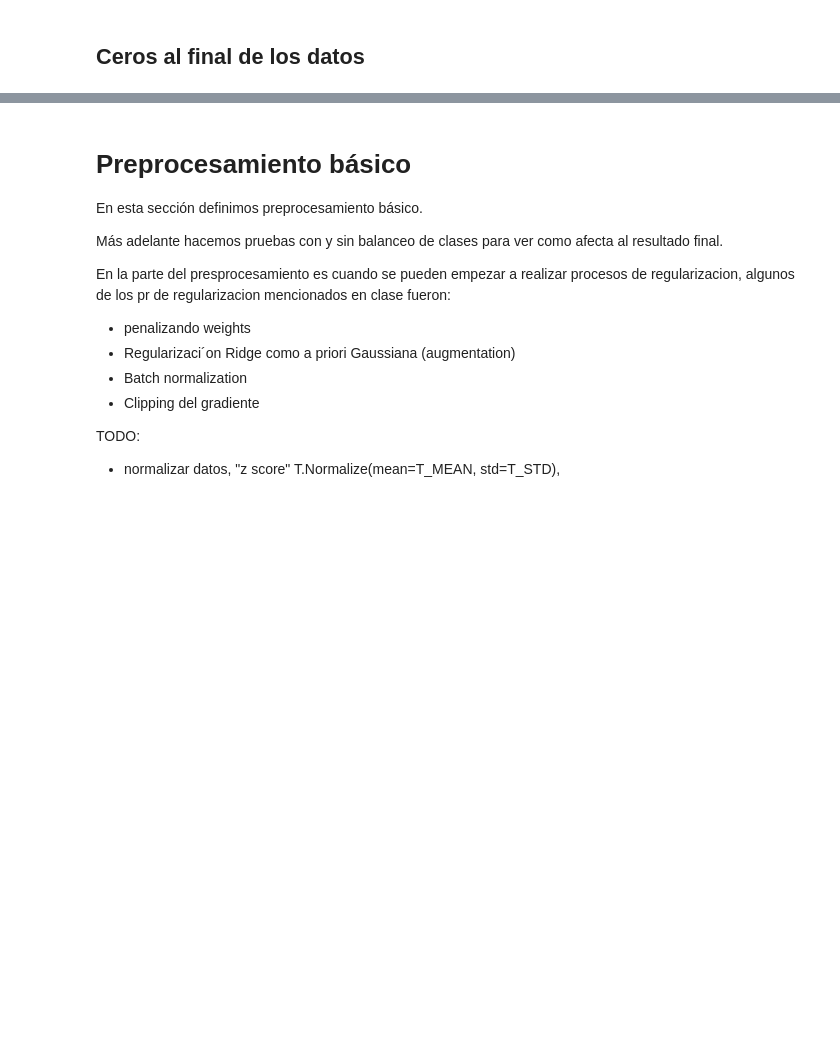
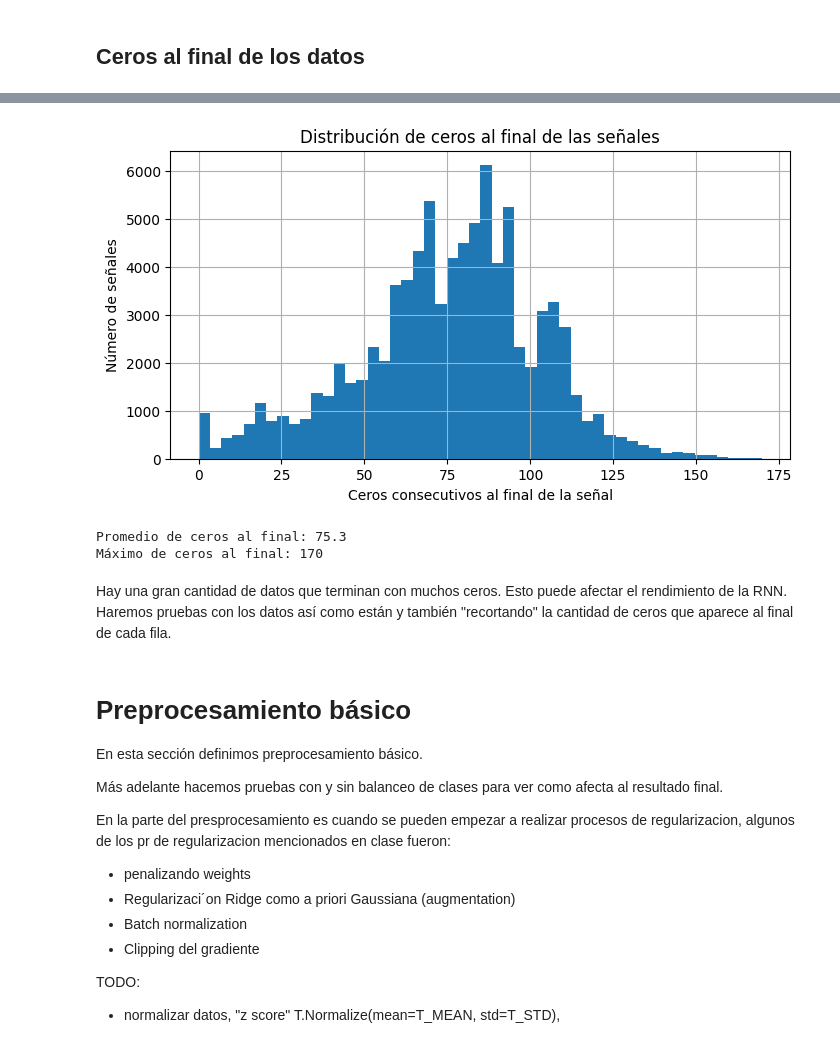
Before and after one commit to carbotton/tdl_tarea_2, a Jupyter notebook: Tarea_2-letra.ipynb, the cells around one changed output, grey strips where cells are left out. Saved outputs shown, nothing was run; the diff lists cells and outputs as text; code cells hidden in the pictures; blank space fills up the shorter version.

Commit message:
Secuencias de ceros - prueba limpieza manual

```diff
--- a/Tarea_2-letra.ipynb
+++ b/Tarea_2-letra.ipynb
@@ -417,3 +338,30 @@ Counter({0: 3078,
+# %%
+X = df_train.iloc[:, :-1].to_numpy(dtype=float) # todas las columnas menos la ultima
+
+def ceros_al_final(arr):
+    # Recorre desde el final hasta el primer valor != 0
+    rev = arr[::-1]
+    nz = np.argmax(rev != 0) # indice del primer elemento distinto de 0
+    return len(arr) if nz == 0 and arr[-1] == 0 else nz
+
+ceros_al_final = np.apply_along_axis(ceros_al_final, 1, X)
+
+plt.figure(figsize=(8,4))
+plt.hist(ceros_al_final, bins=50)
+plt.xlabel("Ceros consecutivos al final de la señal")
+plt.ylabel("Número de señales")
+plt.title("Distribución de ceros al final de las señales")
+plt.grid(True)
+plt.show()
+
+print(f"Promedio de ceros al final: {ceros_al_final.mean():.1f}")
+print(f"Máximo de ceros al final: {ceros_al_final.max()}")
+# %% [output]
+[figure, added]
+Promedio de ceros al final: 75.3
+Máximo de ceros al final: 170
+# %% [markdown]
+Hay una gran cantidad de datos que terminan con muchos ceros. Esto puede afectar el rendimiento de la RNN. Haremos pruebas con los datos así como están y también "recortando" la cantidad de ceros que aparece al final de cada fila.
 # %% [markdown]
 # Preprocesamiento básico
 
```
Also changed, not shown: parts of 14 cells of this notebook.
